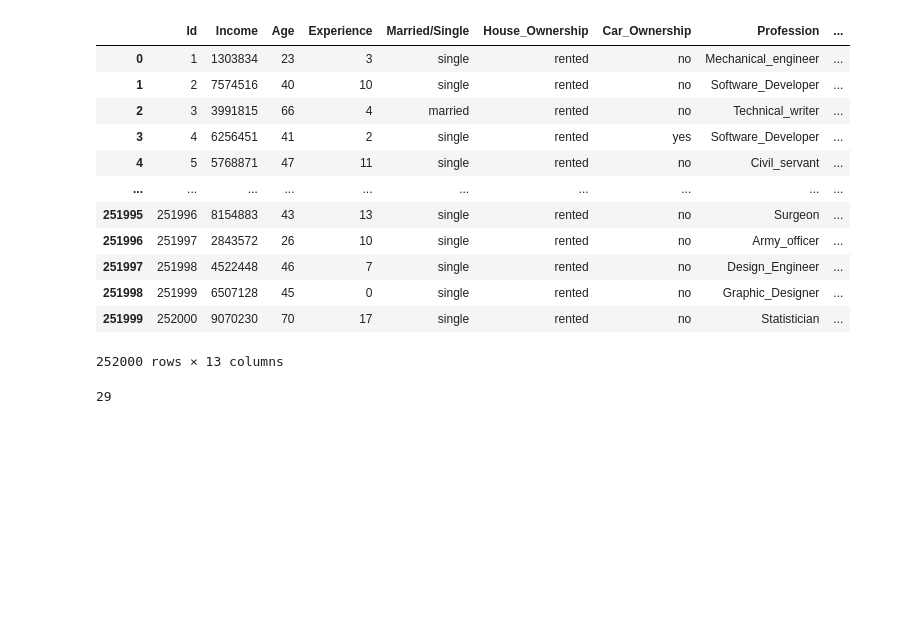
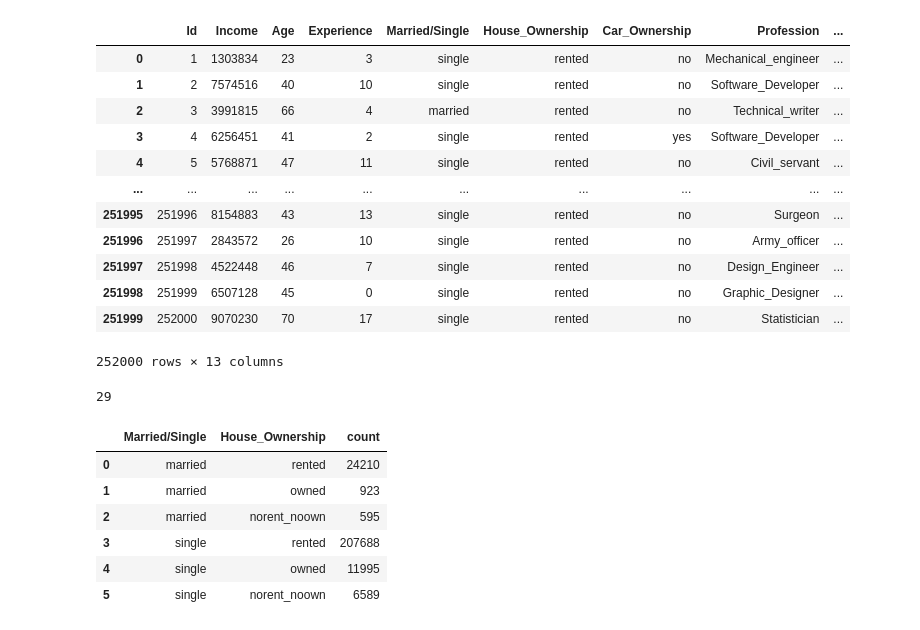
Before and after one commit to chaudhary-dotcom/Python-Beginning-, a Jupyter notebook: EDADay2.ipynb, the cells around one changed output. Drawn from its saved outputs; the diff is of its cells as text; code cells hidden in the pictures; blank space fills up the shorter version.

```diff
--- a/EDADay2.ipynb
+++ b/EDADay2.ipynb
@@ -286,3 +286,15 @@ df
 df['STATE'].nunique()
 # %% [output]
 29
+# %%
+# Groups the Dataframe by 'Married/Single' and 'House_Ownership' columns and count the occurrences
+mar_own = df.groupby('Married/Single')['House_Ownership'].value_counts().reset_index(name='count')
+mar_own
+# %% [output]
+|  | Married/Single | House_Ownership | count |
+| 0 | married | rented | 24210 |
+| 1 | married | owned | 923 |
+| 2 | married | norent_noown | 595 |
+| 3 | single | rented | 207688 |
+| 4 | single | owned | 11995 |
+| 5 | single | norent_noown | 6589 |
```
